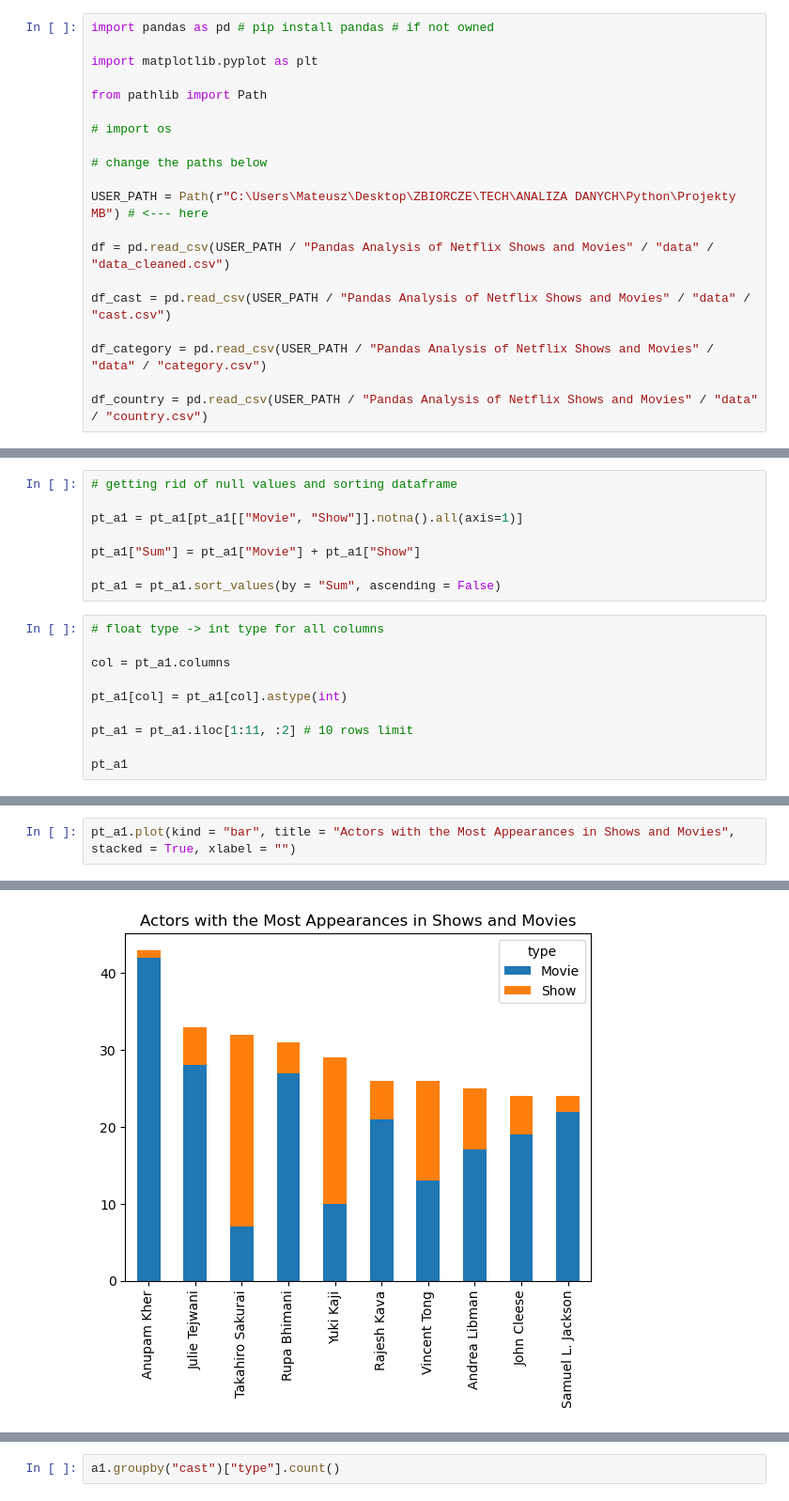
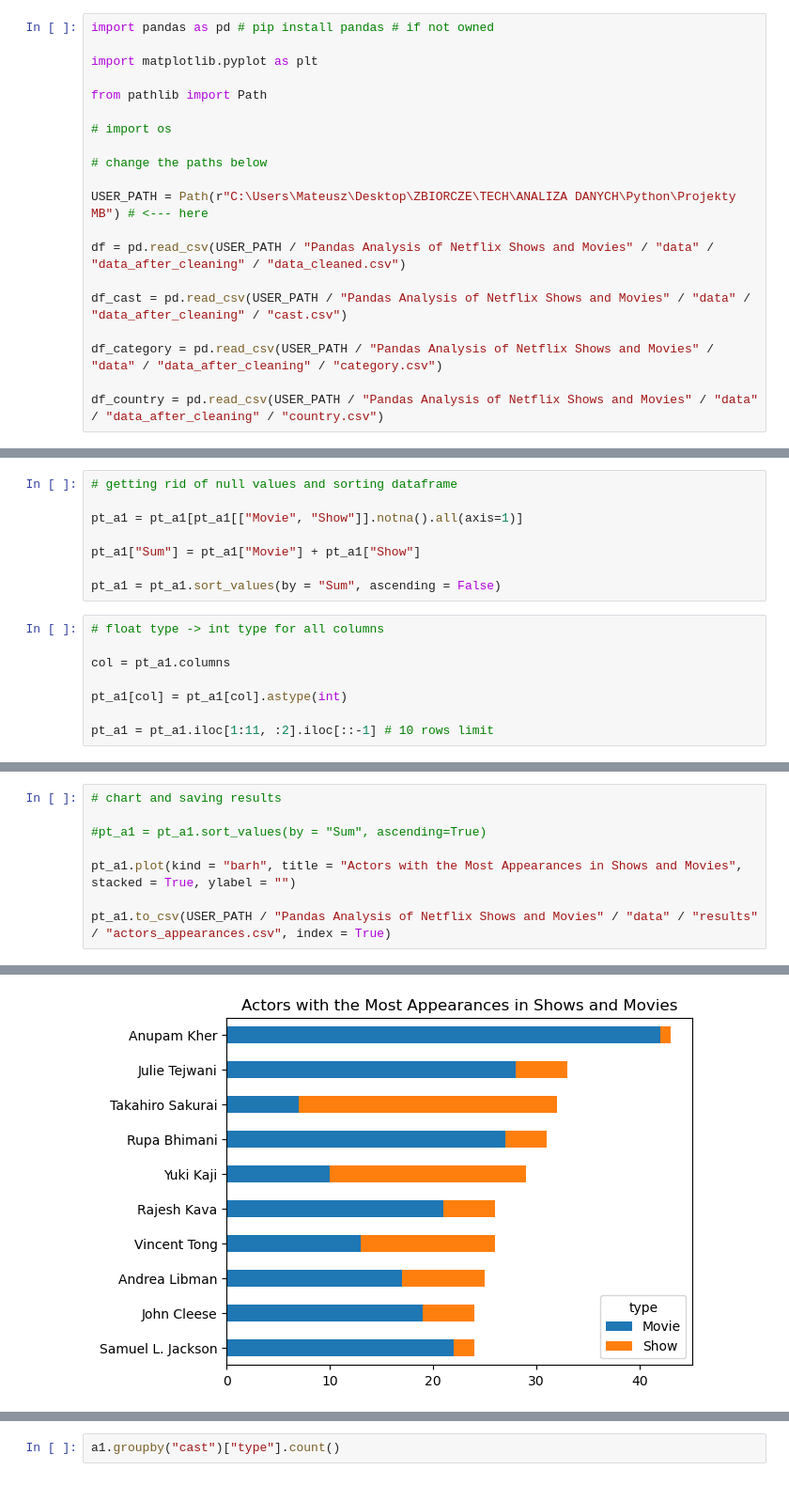
Before and after one commit to matbochenek42/Pandas-Analysis-of-Netflix-Shows, a Jupyter notebook: python_files/1_example.ipynb, the cells around one changed output, grey strips where cells are left out. Shown: that part at 94% size. Saved outputs shown, nothing was run; the diff lists cells and outputs as text.

```diff
--- a/python_files/1_example.ipynb
+++ b/python_files/1_example.ipynb
@@ -13,13 +13,13 @@ from pathlib import Path
 
 USER_PATH = Path(r"C:\Users\Mateusz\Desktop\ZBIORCZE\TECH\ANALIZA DANYCH\Python\Projekty MB") # <--- here
 
-df = pd.read_csv(USER_PATH / "Pandas Analysis of Netflix Shows and Movies" / "data" / "data_cleaned.csv")
+df = pd.read_csv(USER_PATH / "Pandas Analysis of Netflix Shows and Movies" / "data" / "data_after_cleaning" / "data_cleaned.csv")
 
-df_cast = pd.read_csv(USER_PATH / "Pandas Analysis of Netflix Shows and Movies" / "data" / "cast.csv")
+df_cast = pd.read_csv(USER_PATH / "Pandas Analysis of Netflix Shows and Movies" / "data" / "data_after_cleaning" / "cast.csv")
 
-df_category = pd.read_csv(USER_PATH / "Pandas Analysis of Netflix Shows and Movies" / "data" / "category.csv")
+df_category = pd.read_csv(USER_PATH / "Pandas Analysis of Netflix Shows and Movies" / "data" / "data_after_cleaning" / "category.csv")
 
-df_country = pd.read_csv(USER_PATH / "Pandas Analysis of Netflix Shows and Movies" / "data" / "country.csv")
+df_country = pd.read_csv(USER_PATH / "Pandas Analysis of Netflix Shows and Movies" / "data" / "data_after_cleaning" / "country.csv")
 # %% [markdown]
 ## 1. Actor and actress appearances in shows and movies
 # %%
@@ -57,6 +57,4 @@ col = pt_a1.columns
 
 pt_a1[col] = pt_a1[col].astype(int)
 
-pt_a1 = pt_a1.iloc[1:11, :2] # 10 rows limit
-
-pt_a1
+pt_a1 = pt_a1.iloc[1:11, :2].iloc[::-1] # 10 rows limit
@@ -76,3 +61,9 @@ pt_a1
 # %%
-pt_a1.plot(kind = "bar", title = "Actors with the Most Appearances in Shows and Movies", stacked = True, xlabel = "")
+# chart and saving results
+
+#pt_a1 = pt_a1.sort_values(by = "Sum", ascending=True)
+
+pt_a1.plot(kind = "barh", title = "Actors with the Most Appearances in Shows and Movies", stacked = True, ylabel = "")
+
+pt_a1.to_csv(USER_PATH / "Pandas Analysis of Netflix Shows and Movies" / "data" / "results" / "actors_appearances.csv", index = True)
 # %% [output]
@@ -80,2 +70,2 @@ pt_a1.plot(kind = "bar", title = "Actors with the Most Appearances in Shows and
-[figure, old version]
+[figure, new version]
 # %% [markdown]
```
Also changed, not shown: parts of 6 cells of this notebook, 11 other files.
